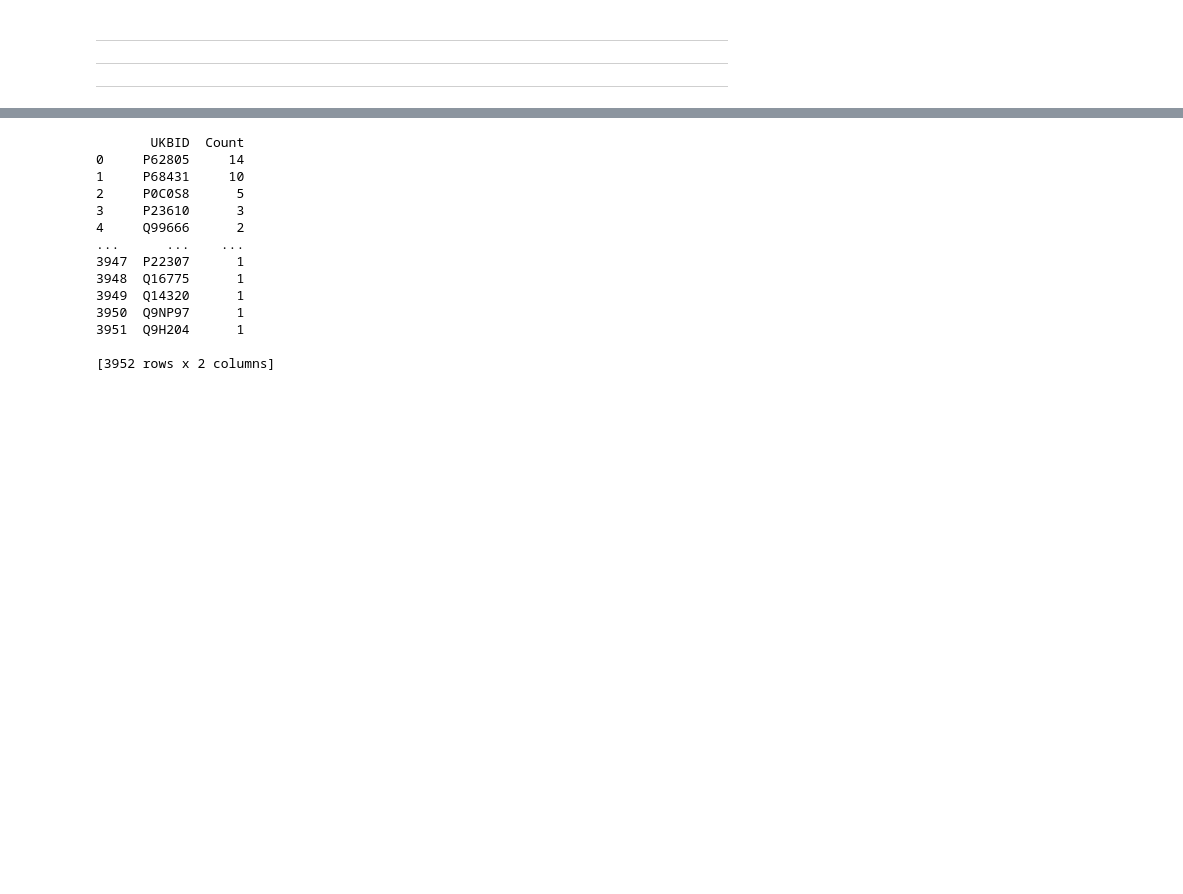
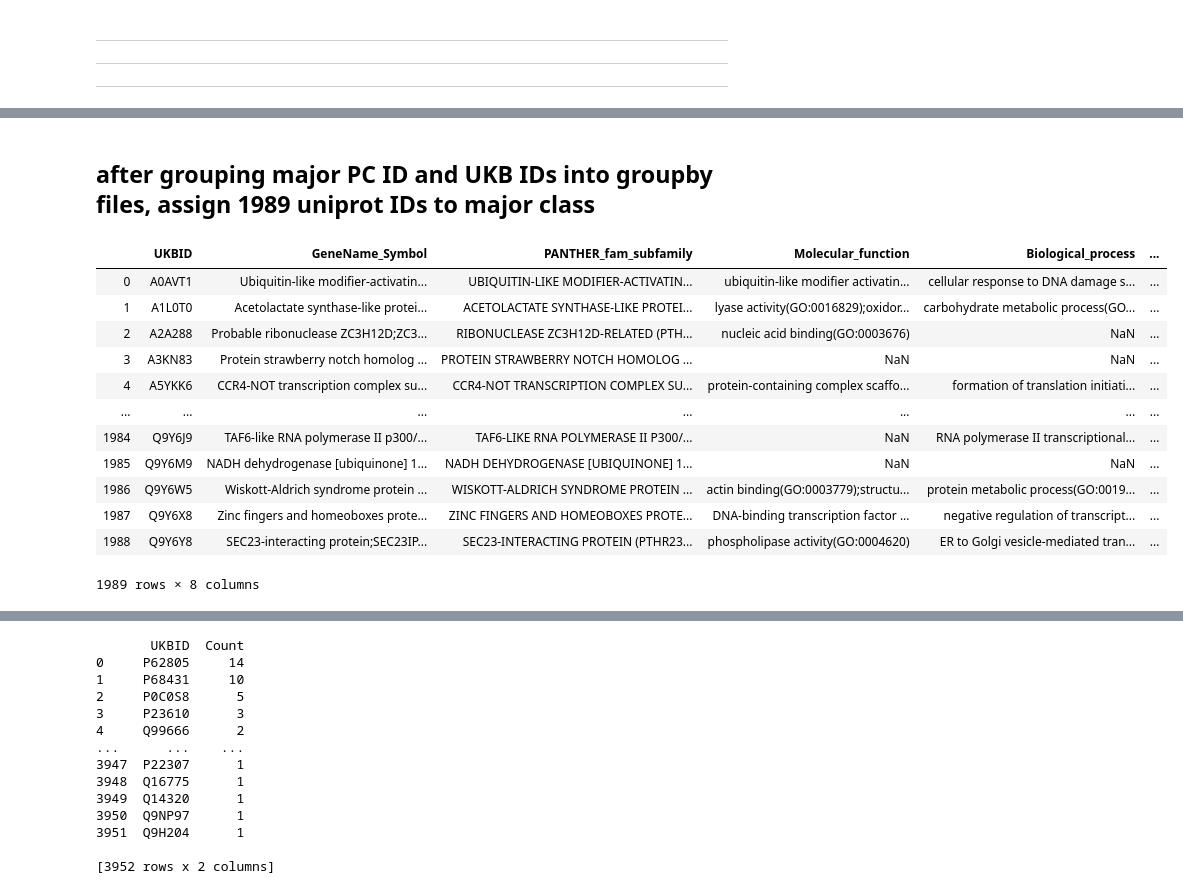
Before and after one commit to Mfpfox/MAPPING, a Jupyter notebook: G19_11_23_PIE_3963UKBIDs.ipynb, the cells around one changed output, grey strips where cells are left out. Saved outputs shown, nothing was run; the diff lists cells and outputs as text; code cells hidden in the pictures; blank space fills up the shorter version.

Commit message:
protein class challenge

```diff
--- a/G19_11_23_PIE_3963UKBIDs.ipynb
+++ b/G19_11_23_PIE_3963UKBIDs.ipynb
@@ -663,0 +588,14 @@ len(biomart3['UKBID'].unique())
+# %%
+# split into 2 files: protein class annotated and need to annotate
+noclass = pantherbiomart[pantherbiomart['Protein_class'].isnull()]
+
+withclass = panther3953[panther3953['Protein_class'].notnull()]
+
+print(noclass.shape)
+print(withclass.shape)
+
+#noclass.to_csv("NO_MAJOR_CLASS_1964uniqueIDs.csv", index=False)
+
+# saved and changed column order in excel to match rules for assigning PC from miscast paper
+noclass = pd.read_csv("NO_MAJOR_CLASS_1964uniqueIDs.csv")
+noclass
@@ -663,0 +659,34 @@ len(biomart3['UKBID'].unique())
+# %% [markdown]
+## after grouping major PC ID and UKB IDs into groupby files, assign 1989 uniprot IDs to major class
+# %%
+# 1st attempt assigning major protein class from PANTHER to simplified file
+withclass = withclass[['Mapped_IDs', 'GeneName_Symbol', 'PANTHER_fam_subfamily',
+       'Molecular_function', 'Biological_process', 'Cellular_component',
+       'Protein_class']].copy()
+withclass.reset_index(drop=True, inplace=True)
+
+
+# labeling 1989 IDs with major PC from panther barchart files
+groupUKB.sort_values(by=['UKBID'],inplace=True)
+withclass.sort_values(by=['Mapped_IDs'],inplace=True)
+withclass.columns = ['UKBID', 'GeneName_Symbol', 'PANTHER_fam_subfamily',
+       'Molecular_function', 'Biological_process', 'Cellular_component',
+       'Protein_class']
+# merging major class assignment to 1989 UKB IDs autoannotated by panther
+withclass_major = pd.merge(withclass, groupUKB, how='inner', on=['UKBID'])
+withclass_major
+#withclass_major.to_csv("WITH_MAJOR_CLASS_1989UKBIDs.csv", index=False)
+# %% [output]
+|  | UKBID | GeneName_Symbol | PANTHER_fam_subfamily | Molecular_function | Biological_process | ... |
+| 0 | A0AVT1 | Ubiquitin-like modifier-activatin... | UBIQUITIN-LIKE MODIFIER-ACTIVATIN... | ubiquitin-like modifier activatin... | cellular response to DNA damage s... | ... |
+| 1 | A1L0T0 | Acetolactate synthase-like protei... | ACETOLACTATE SYNTHASE-LIKE PROTEI... | lyase activity(GO:0016829);oxidor... | carbohydrate metabolic process(GO... | ... |
+| 2 | A2A288 | Probable ribonuclease ZC3H12D;ZC3... | RIBONUCLEASE ZC3H12D-RELATED (PTH... | nucleic acid binding(GO:0003676) | NaN | ... |
+| 3 | A3KN83 | Protein strawberry notch homolog ... | PROTEIN STRAWBERRY NOTCH HOMOLOG ... | NaN | NaN | ... |
+| 4 | A5YKK6 | CCR4-NOT transcription complex su... | CCR4-NOT TRANSCRIPTION COMPLEX SU... | protein-containing complex scaffo... | formation of translation initiati... | ... |
+| ... | ... | ... | ... | ... | ... | ... |
+| 1984 | Q9Y6J9 | TAF6-like RNA polymerase II p300/... | TAF6-LIKE RNA POLYMERASE II P300/... | NaN | RNA polymerase II transcriptional... | ... |
+| 1985 | Q9Y6M9 | NADH dehydrogenase [ubiquinone] 1... | NADH DEHYDROGENASE [UBIQUINONE] 1... | NaN | NaN | ... |
+| 1986 | Q9Y6W5 | Wiskott-Aldrich syndrome protein ... | WISKOTT-ALDRICH SYNDROME PROTEIN ... | actin binding(GO:0003779);structu... | protein metabolic process(GO:0019... | ... |
+| 1987 | Q9Y6X8 | Zinc fingers and homeoboxes prote... | ZINC FINGERS AND HOMEOBOXES PROTE... | DNA-binding transcription factor ... | negative regulation of transcript... | ... |
+| 1988 | Q9Y6Y8 | SEC23-interacting protein;SEC23IP... | SEC23-INTERACTING PROTEIN (PTHR23... | phospholipase activity(GO:0004620) | ER to Golgi vesicle-mediated tran... | ... |
+1989 rows × 8 columns
```
Also changed, not shown: parts of 83 cells of this notebook.
